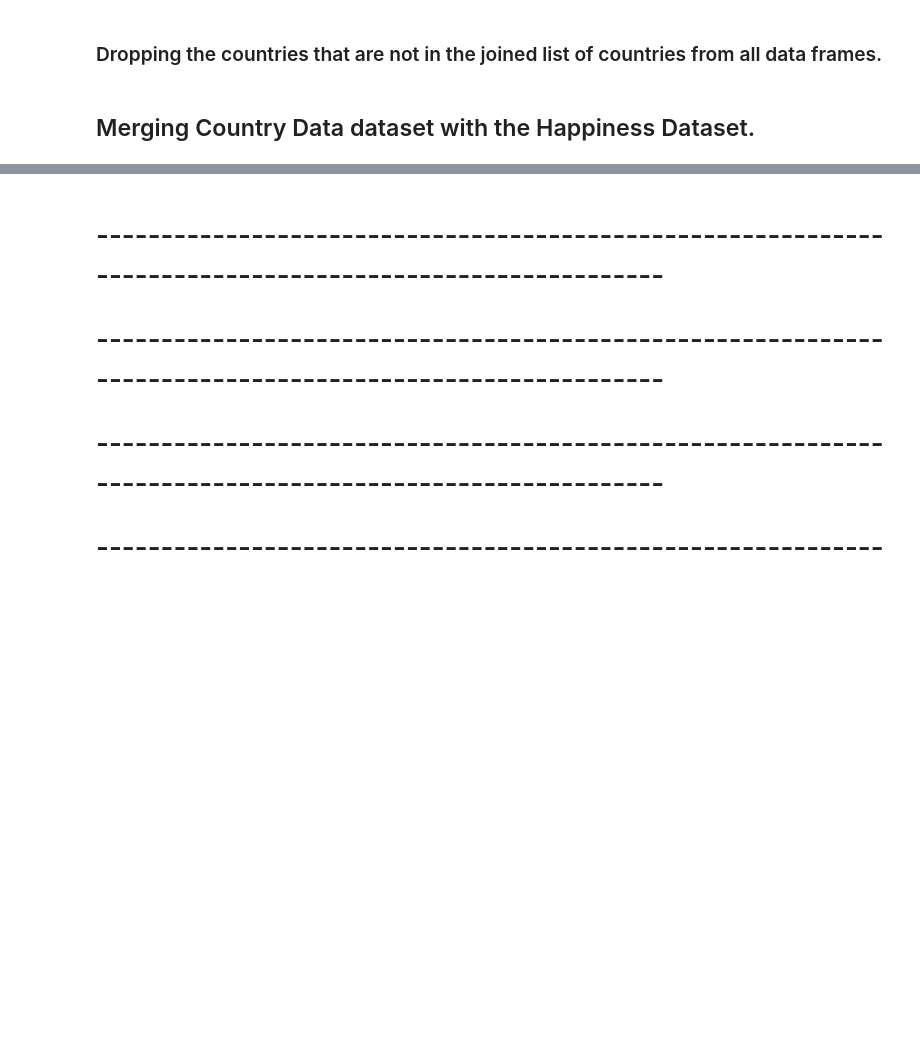
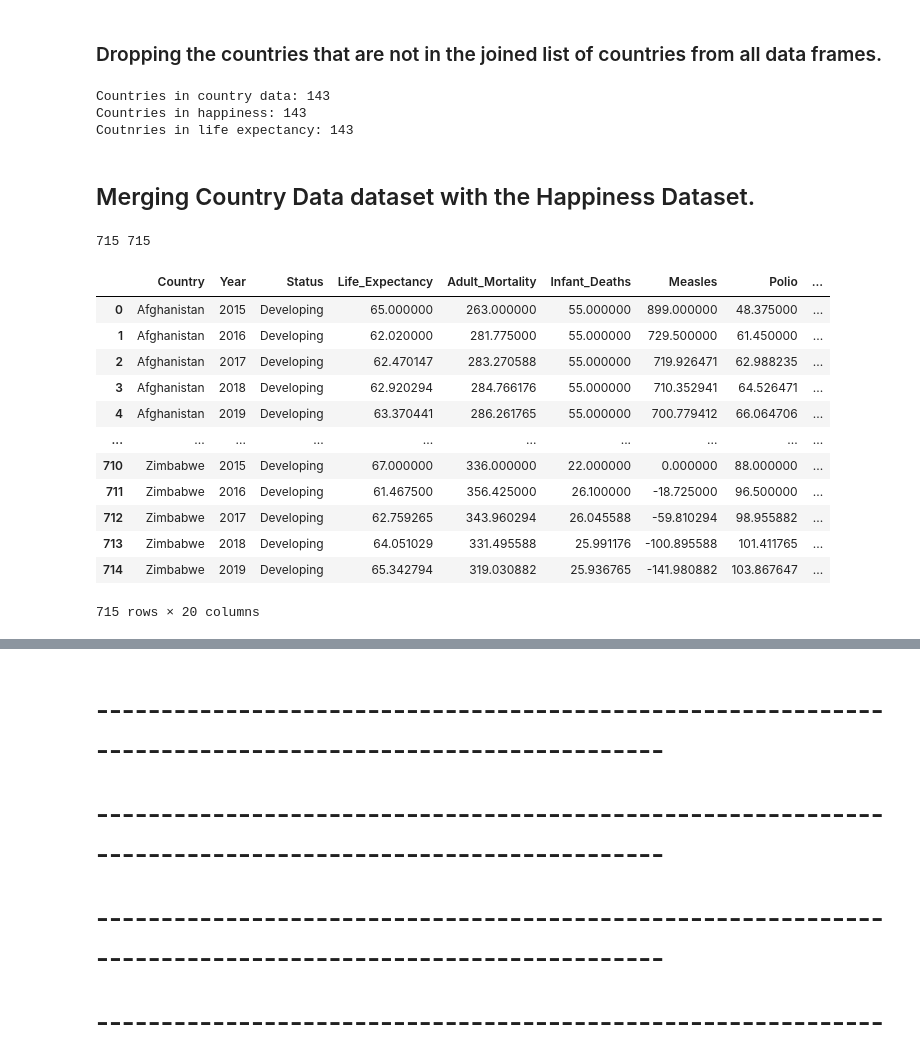
Before and after one commit to gskhaled/data-engineering-project, a Jupyter notebook: project.ipynb, the cells around one changed output, grey strips where cells are left out. Saved outputs shown, nothing was run; the diff lists cells and outputs as text; code cells hidden in the pictures; blank space fills up the shorter version.

Commit message:
merged 3 datasets together successfully

```diff
--- a/project.ipynb
+++ b/project.ipynb
@@ -893,7 +913,7 @@ Bahamas
 # %% [markdown]
 ### Using the countries difference found above, we renamed the counrtries in the life expectancy dataset to have a consistent naming schema.
 # %%
-df_lifeExpectancy['Country'] = df_lifeExpectancy['Country'].replace({
+df_lifeExpectancy_copy['Country'] = df_lifeExpectancy_copy['Country'].replace({
     'Iran (Islamic Republic of)':'Iran',
     'Czechia':'Czech Republic',
     'Democratic Republic of the Congo':'Congo (Kinshasa)',
@@ -944,5 +964,5 @@ Cuba
 # %%
-countriesListJoined_lifeExpectancy_happiness = set(getCountriesList(df_lifeExpectancy)) & set(getCountriesList(df_happiness))
+countriesListJoined_lifeExpectancy_happiness = set(getCountriesList(df_lifeExpectancy_copy)) & set(getCountriesList(df_happiness))
 print('Number of countries after joining happiness dataset with life expectancy dataset:', len(countriesListJoined_lifeExpectancy_happiness))
 print('Country list after joining:', *countriesListJoined_lifeExpectancy_happiness, sep='\n')
 # %% [output]
@@ -1066,11 +1086,34 @@ Zimbabwe
 # %%
 df_countryData = df_countryData.loc[(df_countryData['Country'].isin(countriesList_joinedThree)), :]
 df_happiness = df_happiness.loc[(df_happiness['Country'].isin(countriesList_joinedThree)), :]
-df_lifeExpectancy = df_lifeExpectancy.loc[(df_lifeExpectancy['Country'].isin(countriesList_joinedThree)), :]
+df_lifeExpectancy_copy = df_lifeExpectancy_copy.loc[(df_lifeExpectancy_copy['Country'].isin(countriesList_joinedThree)), :]
 # %%
 print('Countries in country data:', len(getCountriesList(df_countryData)))
 print('Countries in happiness:', len(getCountriesList(df_happiness)))
-print('Coutnries in life expectancy:', len(getCountriesList(df_lifeExpectancy)))
+print('Coutnries in life expectancy:', len(getCountriesList(df_lifeExpectancy_copy)))
+# %% [output]
+Countries in country data: 143
+Countries in happiness: 143
+Coutnries in life expectancy: 143
 # %% [markdown]
 ## Merging Country Data dataset with the Happiness Dataset.
+# %%
+print(len(df_lifeExpectancy_copy), len(df_happiness))
+df_merged_expectancyHappiness = pd.merge(df_lifeExpectancy_copy, df_happiness, on=['Country', 'Year'], how='inner')
+df_merged_expectancyHappiness
+# %% [output]
+715 715
+|  | Country | Year | Status | Life_Expectancy | Adult_Mortality | Infant_Deaths | Measles | Polio | ... |
+| 0 | Afghanistan | 2015 | Developing | 65.000000 | 263.000000 | 55.000000 | 899.000000 | 48.375000 | ... |
+| 1 | Afghanistan | 2016 | Developing | 62.020000 | 281.775000 | 55.000000 | 729.500000 | 61.450000 | ... |
+| 2 | Afghanistan | 2017 | Developing | 62.470147 | 283.270588 | 55.000000 | 719.926471 | 62.988235 | ... |
+| 3 | Afghanistan | 2018 | Developing | 62.920294 | 284.766176 | 55.000000 | 710.352941 | 64.526471 | ... |
+| 4 | Afghanistan | 2019 | Developing | 63.370441 | 286.261765 | 55.000000 | 700.779412 | 66.064706 | ... |
+| ... | ... | ... | ... | ... | ... | ... | ... | ... | ... |
+| 710 | Zimbabwe | 2015 | Developing | 67.000000 | 336.000000 | 22.000000 | 0.000000 | 88.000000 | ... |
+| 711 | Zimbabwe | 2016 | Developing | 61.467500 | 356.425000 | 26.100000 | -18.725000 | 96.500000 | ... |
+| 712 | Zimbabwe | 2017 | Developing | 62.759265 | 343.960294 | 26.045588 | -59.810294 | 98.955882 | ... |
+| 713 | Zimbabwe | 2018 | Developing | 64.051029 | 331.495588 | 25.991176 | -100.895588 | 101.411765 | ... |
+| 714 | Zimbabwe | 2019 | Developing | 65.342794 | 319.030882 | 25.936765 | -141.980882 | 103.867647 | ... |
+715 rows × 20 columns
 # %%
```
Also changed, not shown: parts of 14 cells of this notebook.
